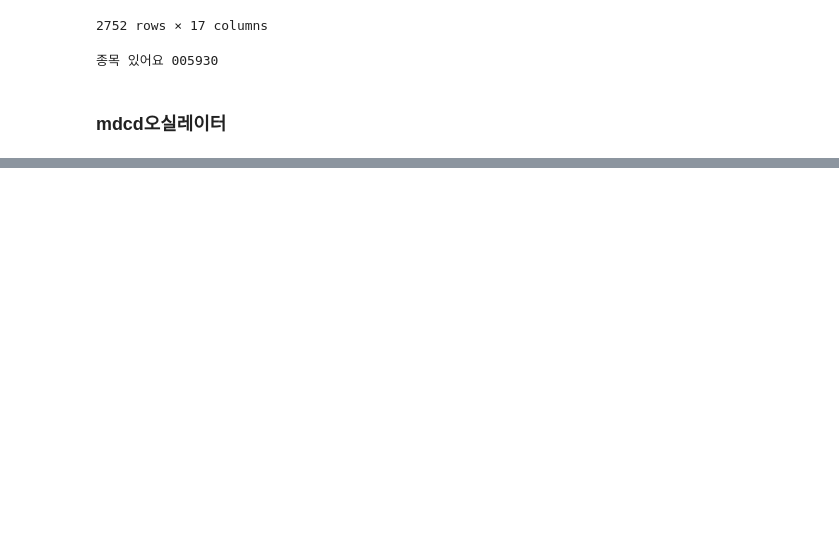
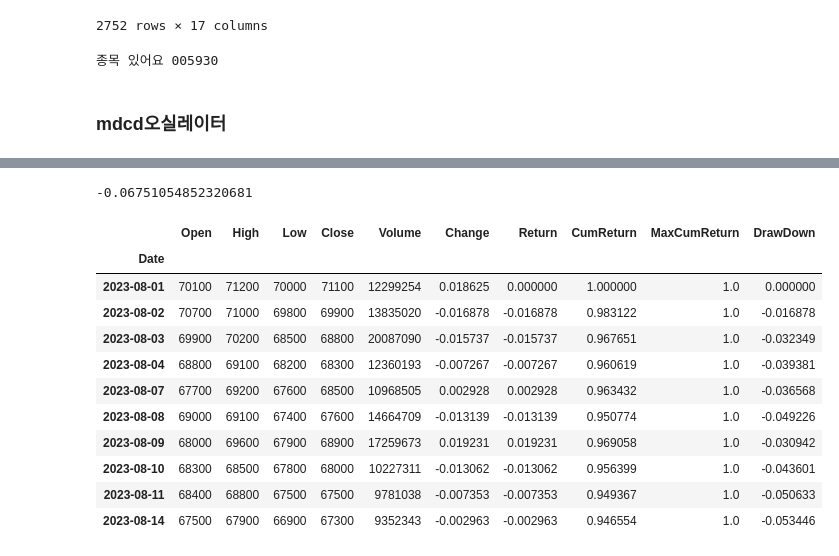
Before and after one commit to sonjul/jupyter_workspace, a Jupyter notebook: FinanceDataReaderEx20230903.ipynb, the cells around one changed output, grey strips where cells are left out. Drawn from its saved outputs; the diff is of its cells as text; code cells hidden in the pictures; blank space fills up the shorter version.

```diff
--- a/FinanceDataReaderEx20230903.ipynb
+++ b/FinanceDataReaderEx20230903.ipynb
@@ -128,0 +161,7 @@ macd_oscillator(df, short_n = 9, long_n = 26, signal_n = 13)
+# %%
+def return_df(df):
+    return df['Close'].pct_change().fillna(0)
+
+# 일별 수익률
+df_return = return_df(df)
+df_return
@@ -128,0 +186,10 @@ macd_oscillator(df, short_n = 9, long_n = 26, signal_n = 13)
+# %%
+# 누적곱
+def cum_return_fn(df):
+    return (1 + df).cumprod()
+
+df_cum_reutrn = cum_return_fn(df_return)
+
+
+# 누적수익률 = 누적곱 - 1
+df_cum_reutrn - 1
@@ -128,0 +214,23 @@ macd_oscillator(df, short_n = 9, long_n = 26, signal_n = 13)
+# %%
+df['Return'] = return_df(df)
+df['CumReturn'] = cum_return_fn(df['Return'])
+df['MaxCumReturn'] = df['CumReturn'].cummax()
+# DD
+df['DrawDown'] = (df['CumReturn'] / df['MaxCumReturn']) -1
+# MDD
+print(df['DrawDown'].min())
+df.head(10)
+# %% [output]
+-0.06751054852320681
+|  | Open | High | Low | Close | Volume | Change | Return | CumReturn | MaxCumReturn | DrawDown |
+| Date |  |  |  |  |  |  |  |  |  |  |
+| 2023-08-01 | 70100 | 71200 | 70000 | 71100 | 12299254 | 0.018625 | 0.000000 | 1.000000 | 1.0 | 0.000000 |
+| 2023-08-02 | 70700 | 71000 | 69800 | 69900 | 13835020 | -0.016878 | -0.016878 | 0.983122 | 1.0 | -0.016878 |
+| 2023-08-03 | 69900 | 70200 | 68500 | 68800 | 20087090 | -0.015737 | -0.015737 | 0.967651 | 1.0 | -0.032349 |
+| 2023-08-04 | 68800 | 69100 | 68200 | 68300 | 12360193 | -0.007267 | -0.007267 | 0.960619 | 1.0 | -0.039381 |
+| 2023-08-07 | 67700 | 69200 | 67600 | 68500 | 10968505 | 0.002928 | 0.002928 | 0.963432 | 1.0 | -0.036568 |
+| 2023-08-08 | 69000 | 69100 | 67400 | 67600 | 14664709 | -0.013139 | -0.013139 | 0.950774 | 1.0 | -0.049226 |
+| 2023-08-09 | 68000 | 69600 | 67900 | 68900 | 17259673 | 0.019231 | 0.019231 | 0.969058 | 1.0 | -0.030942 |
+| 2023-08-10 | 68300 | 68500 | 67800 | 68000 | 10227311 | -0.013062 | -0.013062 | 0.956399 | 1.0 | -0.043601 |
+| 2023-08-11 | 68400 | 68800 | 67500 | 67500 | 9781038 | -0.007353 | -0.007353 | 0.949367 | 1.0 | -0.050633 |
+| 2023-08-14 | 67500 | 67900 | 66900 | 67300 | 9352343 | -0.002963 | -0.002963 | 0.946554 | 1.0 | -0.053446 |
```
Also changed, not shown: parts of 9 cells of this notebook.
